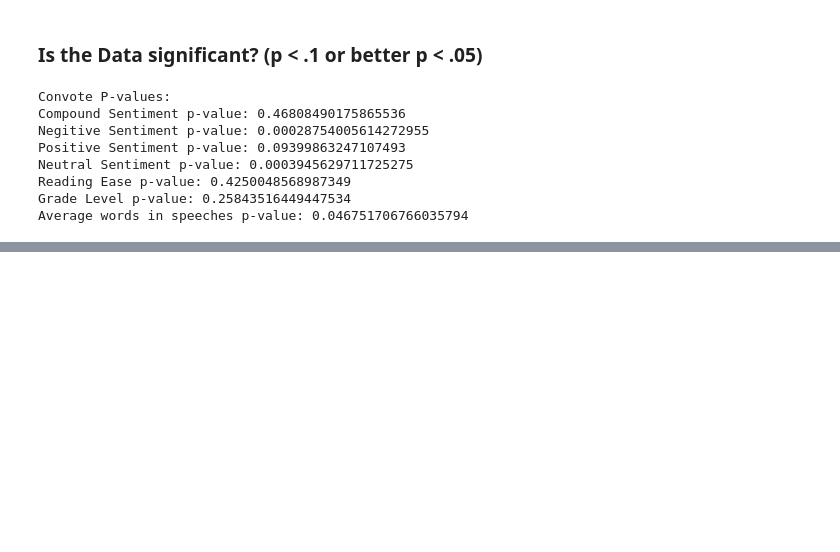
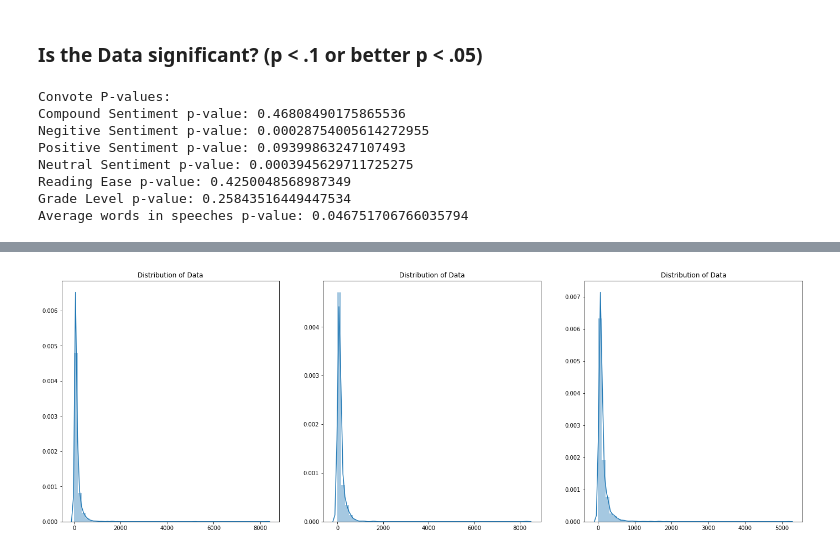
Before and after one commit to eltabre/PolitiGauge, a Jupyter notebook: notebooks/cleanedPipeline.ipynb, the cells around one changed output, grey strips where cells are left out. Cells and saved outputs as stored; diff of their text form; code cells hidden in the pictures; blank space fills up the shorter version.

```diff
--- a/notebooks/cleanedPipeline.ipynb
+++ b/notebooks/cleanedPipeline.ipynb
@@ -284,0 +396,4 @@ Average words in speeches p-value: 0.046751706766035794
+# %%
+showDist(socAvg)
+# %% [output]
+[figure, added]
```
Also changed, not shown: parts of 16 cells of this notebook.
